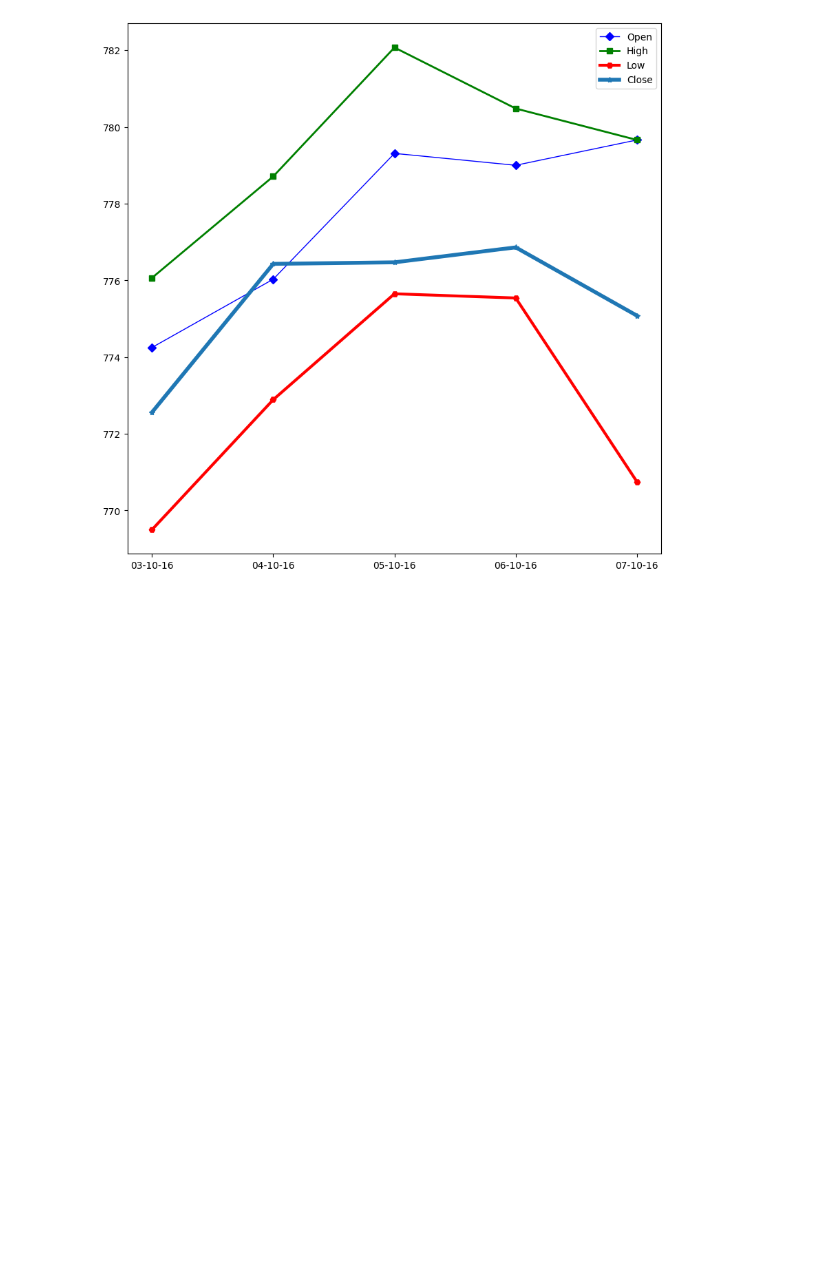
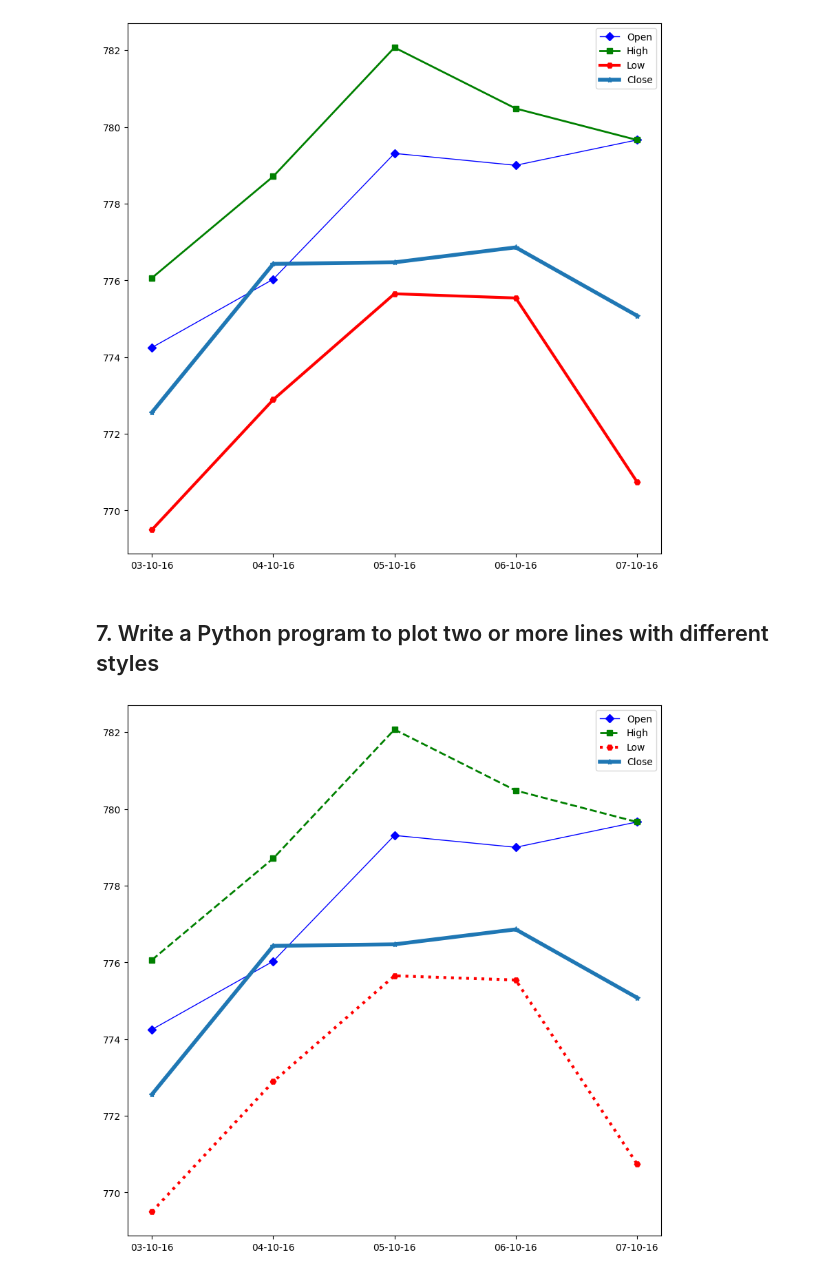
Before and after one commit to Prayag321/Python-libraries, a Jupyter notebook: matplotlib/matplotlib.ipynb, the cells around one changed output. Drawn from its saved outputs; the diff is of its cells as text; code cells hidden in the pictures; blank space fills up the shorter version.

Commit message:
[PRAYAG] Add: Python program to plot two or more lines with different styles

```diff
--- a/matplotlib/matplotlib.ipynb
+++ b/matplotlib/matplotlib.ipynb
@@ -204,3 +204,26 @@ if __name__ == "__main__":
 	main()
 # %% [output]
 [figure]
+# %% [markdown]
+## 7. Write a Python program to plot two or more lines with different styles
+# %%
+def main():
+	df = pd.read_csv("test.csv")
+	plt.figure(figsize=(10,10))
+
+	x_date = df.loc[:,'Date'].tolist()
+	y_open= df['Open'].tolist()
+
+
+
+	plt.plot(x_date, y_open, label='Open', c='b', marker="D" ,lw=1,ls='-')
+	plt.plot(x_date, df["High"].tolist(), label='High', c="g", marker="s",lw=2,ls='--')
+	plt.plot(x_date, df["Low"].tolist(), label='Low', c='r', marker="H",lw=3,ls=':')
+	plt.plot(x_date, df["Close"].tolist(), label='Close', marker="*",lw=4,ls='solid')
+	plt.legend()
+
+	plt.show()
+if __name__ == "__main__":
+	main()
+# %% [output]
+[figure, added]
```
